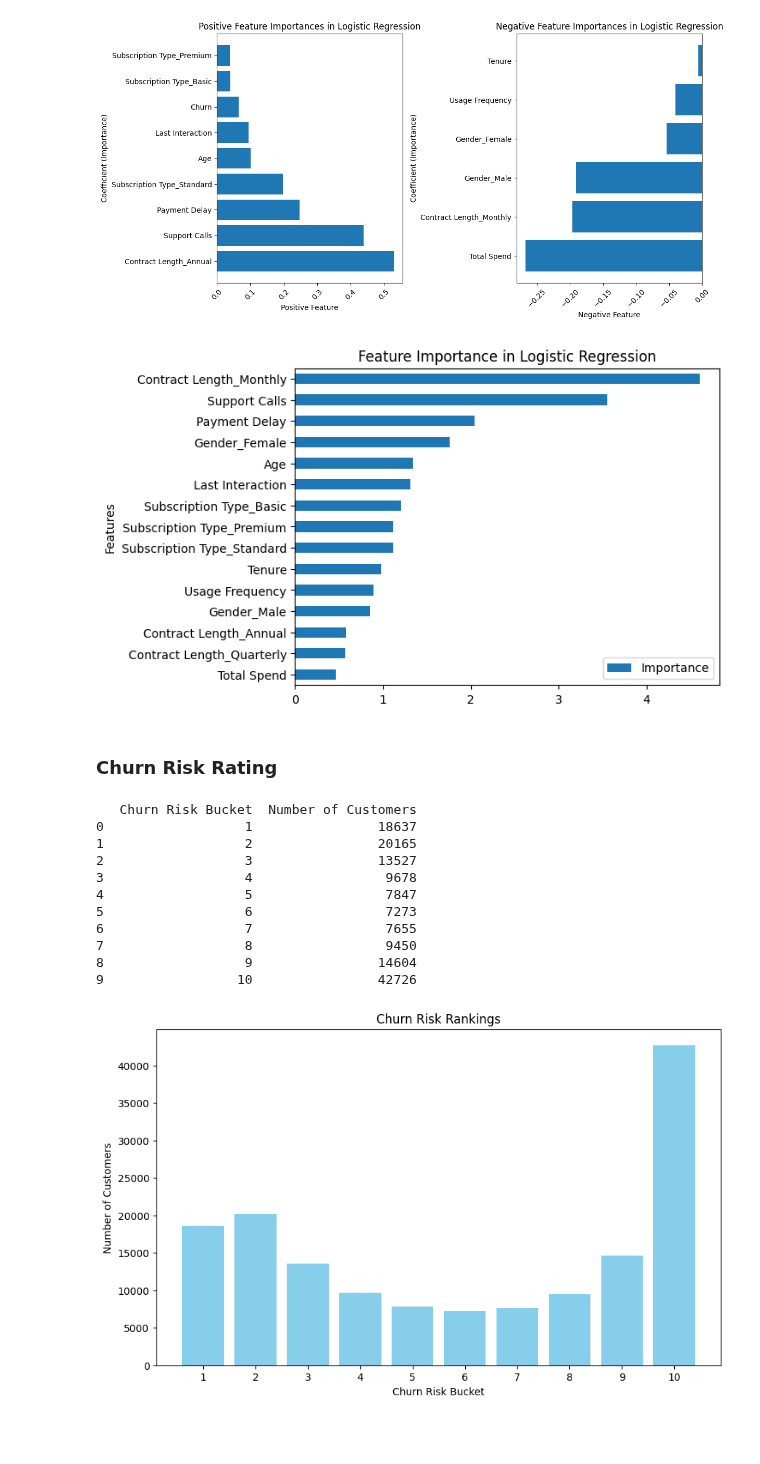
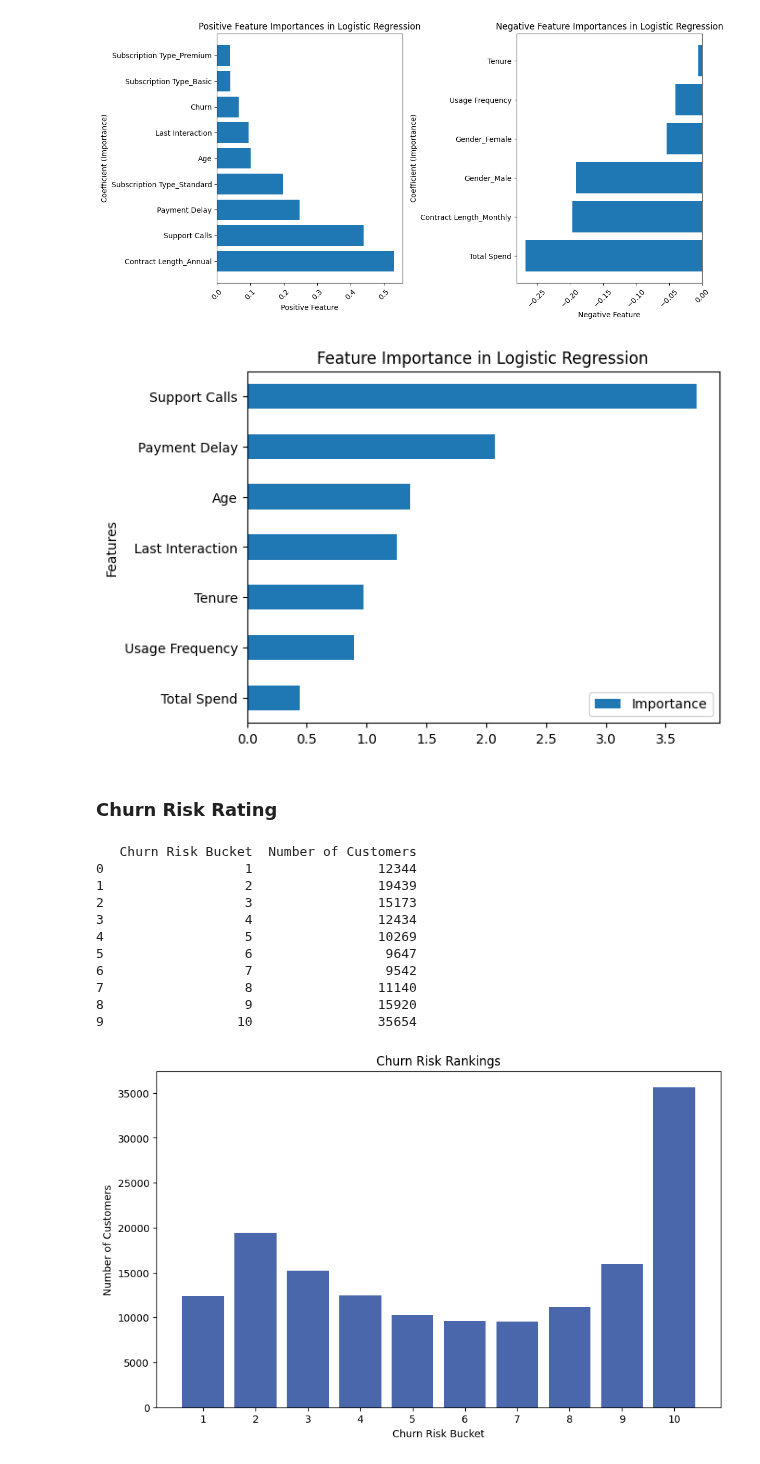
Before and after one commit to Johannes3001/AppliedML_Assign.01, a Jupyter notebook: Fredrik_Codes.ipynb, the cells around one changed output. Cells and saved outputs as stored; diff of their text form; code cells hidden in the pictures; blank space fills up the shorter version.

```diff
--- a/Fredrik_Codes.ipynb
+++ b/Fredrik_Codes.ipynb
@@ -388,7 +192,8 @@ df2.head()
 | 4 | -1.318345 | 0.037683 | 0.497160 | 0.372314 | -0.650423 | -0.012526 | 0.626074 | ... |
 # %%
 # defining independet variables and target variable
-X = df2.drop(columns=['Churn'])
+X = df2[['Support Calls', 'Total Spend', 'Payment Delay', 'Tenure', 'Age', 'Usage Frequency', 'Last Interaction']]
+#X = df2.drop(columns=['Churn'])
 y = df2['Churn']
 
 # Splitting the data
@@ -568,7 +355,7 @@ ax = feature_importance.plot.barh(x='Features', y='Importance')
 plt.title('Feature Importance in Logistic Regression')
 plt.show()
 # %% [output]
-[figure, old version]
+[figure, new version]
 # %% [markdown]
 ### Churn Risk Rating
 # %%
@@ -585,37 +372,38 @@ X_test['Churn Risk'] = churn_risk_buckets
 # %%
 # Create a DataFrame to store churn risk rankings
 churn_risk_df = pd.DataFrame({'CustomerID': X_test.index, 'Churn Risk': churn_risk_buckets})
 
 # Count the number of customers in each bucket
 bucket_counts = churn_risk_df['Churn Risk'].value_counts().sort_index()
 
 # Create a table to display churn risk rankings
 churn_risk_table = pd.DataFrame({'Churn Risk Bucket': bucket_counts.index, 'Number of Customers': bucket_counts.values})
 
 # Sort the table by churn risk bucket
 churn_risk_table = churn_risk_table.sort_values(by='Churn Risk Bucket')
 
 # Display the churn risk table
 print(churn_risk_table)
 
 # Create a bar chart to visualize churn risk rankings
 plt.figure(figsize=(10, 6))
-plt.bar(churn_risk_table['Churn Risk Bucket'], churn_risk_table['Number of Customers'], color='skyblue')
+custom_color = '#4967AA'  # Define the custom color using the hex code
+plt.bar(churn_risk_table['Churn Risk Bucket'], churn_risk_table['Number of Customers'], color=custom_color)
 plt.xlabel('Churn Risk Bucket')
 plt.ylabel('Number of Customers')
 plt.title('Churn Risk Rankings')
 plt.xticks(churn_risk_table['Churn Risk Bucket'])
 plt.show()
 # %% [output]
    Churn Risk Bucket  Number of Customers
-0                  1                18637
-1                  2                20165
-2                  3                13527
-3                  4                 9678
-4                  5                 7847
-5                  6                 7273
-6                  7                 7655
-7                  8                 9450
-8                  9                14604
-9                 10                42726
+0                  1                12344
+1                  2                19439
+2                  3                15173
+3                  4                12434
+4                  5                10269
+5                  6                 9647
+6                  7                 9542
+7                  8                11140
+8                  9                15920
+9                 10                35654
-[figure, old version]
+[figure, new version]
```
Also changed, not shown: parts of 32 cells of this notebook.
